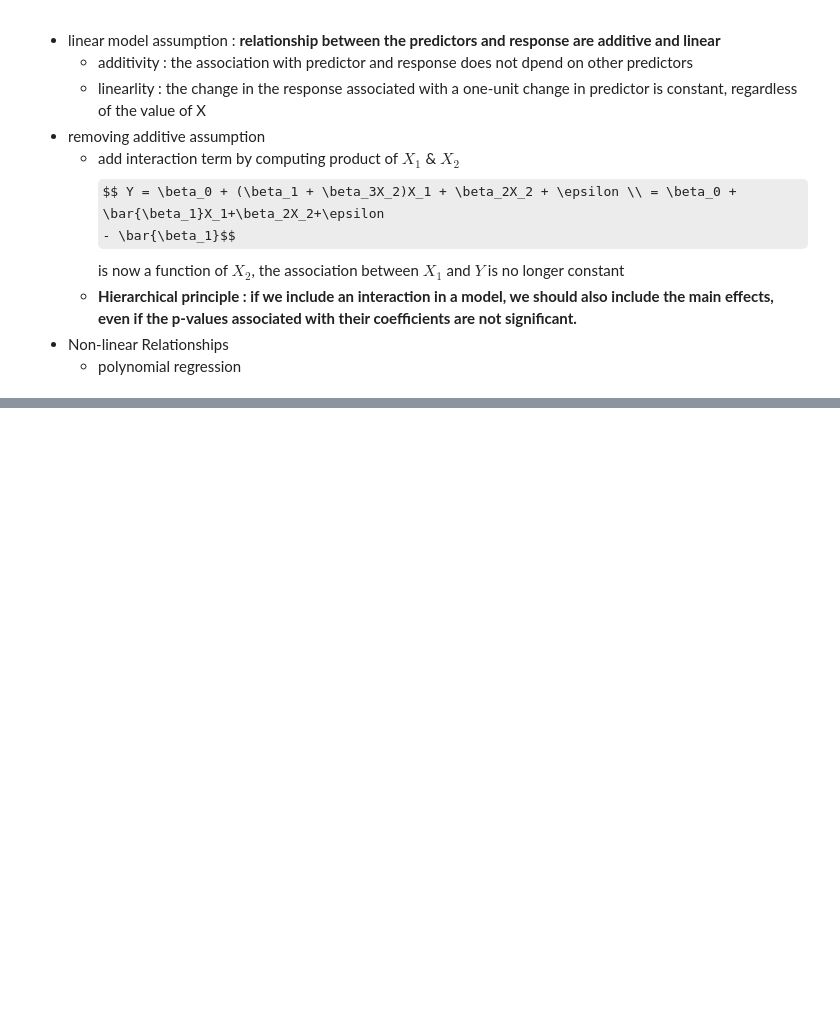
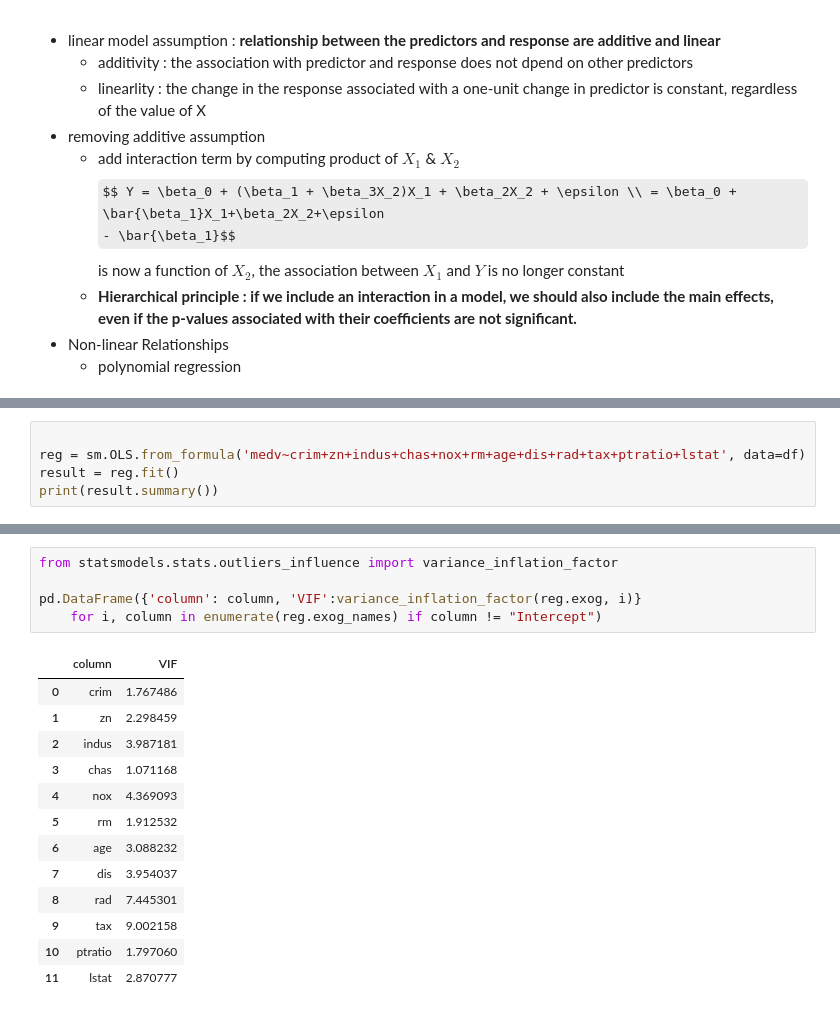
Before and after one commit to klee30810/ISLR_python, a Jupyter notebook: notebooks/3_Linear Regression.ipynb, the cells around one changed output, grey strips where cells are left out. Saved outputs shown, nothing was run; the diff lists cells and outputs as text; some formulas as TeX source; blank space fills up the shorter version.

```diff
--- a/notebooks/3_Linear Regression.ipynb
+++ b/notebooks/3_Linear Regression.ipynb
@@ -140,0 +235,5 @@ $$ Y = \beta_0 + \beta_1X+\epsilon $$
+# %%
+
+reg = sm.OLS.from_formula('medv~crim+zn+indus+chas+nox+rm+age+dis+rad+tax+ptratio+lstat', data=df)
+result = reg.fit()
+print(result.summary())
@@ -140,0 +258,19 @@ $$ Y = \beta_0 + \beta_1X+\epsilon $$
+# %%
+from statsmodels.stats.outliers_influence import variance_inflation_factor
+
+pd.DataFrame({'column': column, 'VIF':variance_inflation_factor(reg.exog, i)}
+    for i, column in enumerate(reg.exog_names) if column != "Intercept")
+# %% [output]
+|  | column | VIF |
+| 0 | crim | 1.767486 |
+| 1 | zn | 2.298459 |
+| 2 | indus | 3.987181 |
+| 3 | chas | 1.071168 |
+| 4 | nox | 4.369093 |
+| 5 | rm | 1.912532 |
+| 6 | age | 3.088232 |
+| 7 | dis | 3.954037 |
+| 8 | rad | 7.445301 |
+| 9 | tax | 9.002158 |
+| 10 | ptratio | 1.797060 |
+| 11 | lstat | 2.870777 |
```
Also changed, not shown: parts of 14 cells of this notebook.
